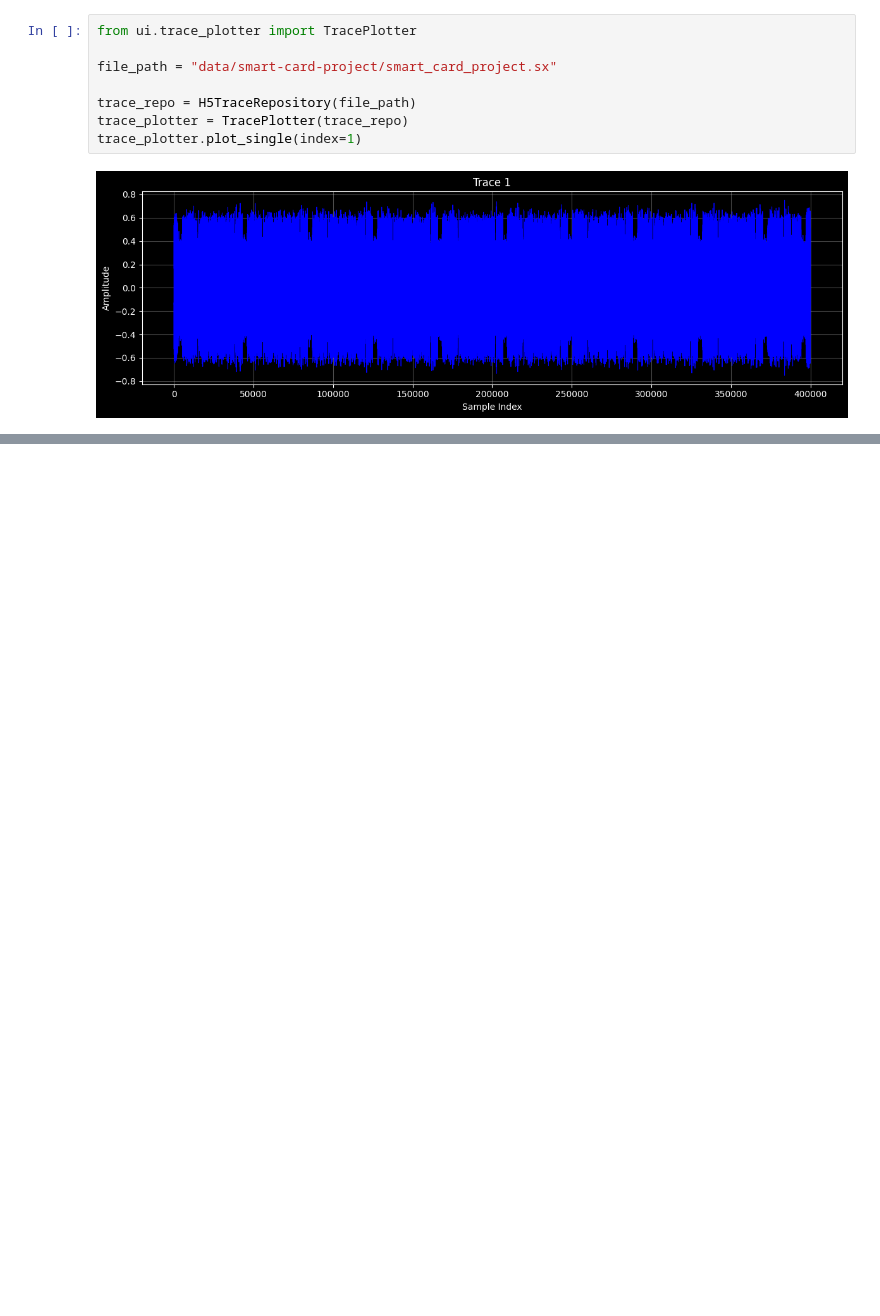
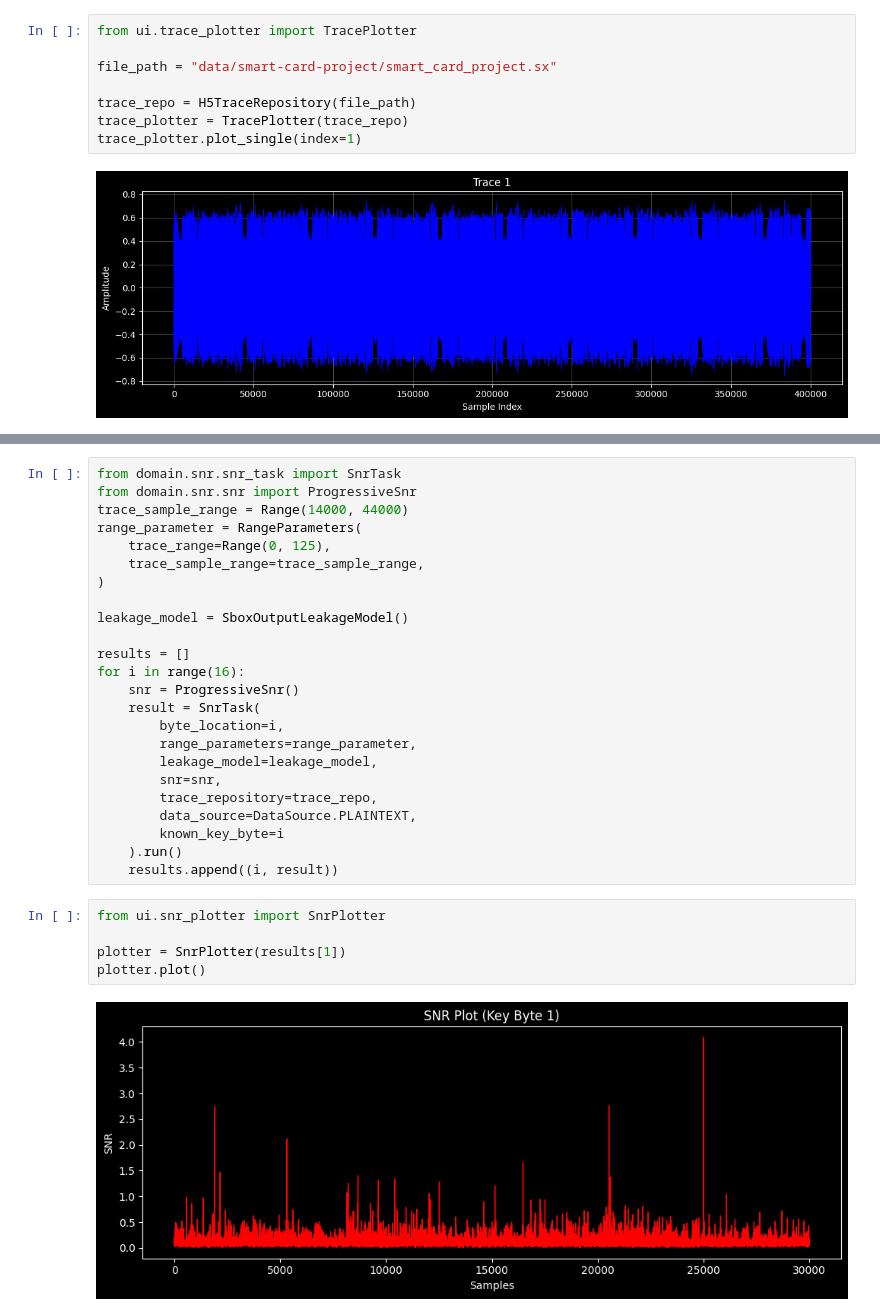
Before and after one commit to async2secure/scapyter, a Jupyter notebook: Untitled.ipynb, the cells around one changed output, grey strips where cells are left out. Drawn from its saved outputs; the diff is of its cells as text; blank space fills up the shorter version.

```diff
--- a/Untitled.ipynb
+++ b/Untitled.ipynb
@@ -67,0 +71,31 @@ plotter.plot_cpa_results(1)
+# %%
+from domain.snr.snr_task import SnrTask
+from domain.snr.snr import ProgressiveSnr
+trace_sample_range = Range(14000, 44000)
+range_parameter = RangeParameters(
+    trace_range=Range(0, 125),
+    trace_sample_range=trace_sample_range,
+)
+
+leakage_model = SboxOutputLeakageModel()
+
+results = []
+for i in range(16):
+    snr = ProgressiveSnr()
+    result = SnrTask(
+        byte_location=i,
+        range_parameters=range_parameter,
+        leakage_model=leakage_model,
+        snr=snr,
+        trace_repository=trace_repo,
+        data_source=DataSource.PLAINTEXT,
+        known_key_byte=i
+    ).run()
+    results.append((i, result))
+# %%
+from ui.snr_plotter import SnrPlotter
+
+plotter = SnrPlotter(results[1])
+plotter.plot()
+# %% [output]
+[figure, added]
```
Also changed, not shown: parts of 5 cells of this notebook, 9 other files.
